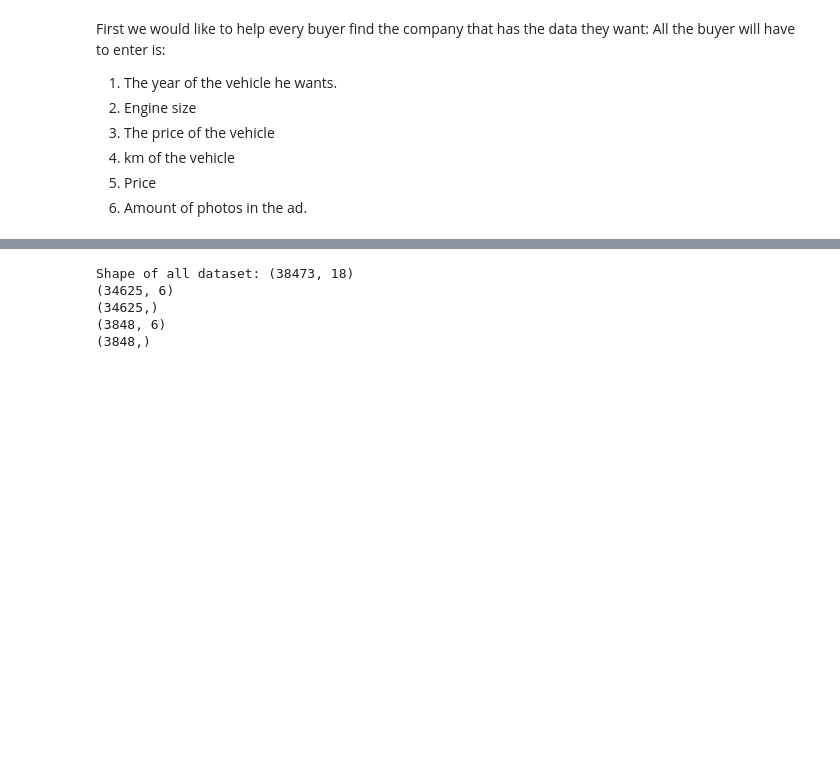
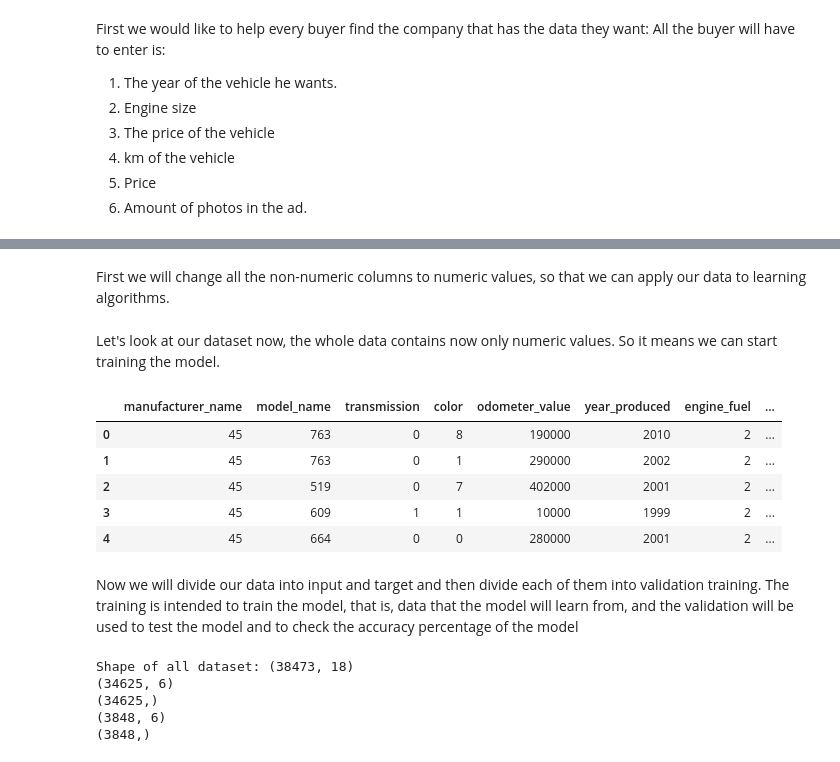
Before and after one commit to GavrielM55555/Data-science-project, a Jupyter notebook: Used_car_price_prediction2.ipynb, the cells around one changed output, grey strips where cells are left out. Drawn from its saved outputs; the diff is of its cells as text; code cells hidden in the pictures; blank space fills up the shorter version.

```diff
--- a/Used_car_price_prediction2.ipynb
+++ b/Used_car_price_prediction2.ipynb
@@ -740,6 +743,8 @@ Requirement already satisfied: joblib>=1.1.1 in /usr/local/lib/python3.8/dist-pa
 df1=df
 df_num = df.select_dtypes(include=np.number)
 df_num["manufacturer_name"]=df["manufacturer_name"]
+# %% [markdown]
+First we will change all the non-numeric columns to numeric values, so that we can apply our data to learning algorithms.
 # %%
 from sklearn.preprocessing import LabelEncoder
 from sklearn.preprocessing import StandardScaler
@@ -748,6 +753,20 @@ category_columns=df.select_dtypes(include=['object','bool']).columns.tolist()
 for x in category_columns:
   encoder.fit(df[x])
   df1[x]= encoder.transform(df[x])
+# %% [markdown]
+Let's look at our dataset now, the whole data contains now only numeric values. So it means we can start training the model.
+# %%
+df.head()
+# %% [output]
+|  | manufacturer_name | model_name | transmission | color | odometer_value | year_produced | engine_fuel | ... |
+| 0 | 45 | 763 | 0 | 8 | 190000 | 2010 | 2 | ... |
+| 1 | 45 | 763 | 0 | 1 | 290000 | 2002 | 2 | ... |
+| 2 | 45 | 519 | 0 | 7 | 402000 | 2001 | 2 | ... |
+| 3 | 45 | 609 | 1 | 1 | 10000 | 1999 | 2 | ... |
+| 4 | 45 | 664 | 0 | 0 | 280000 | 2001 | 2 | ... |
+# %% [markdown]
+Now we will divide our data into input and target and then divide each of them into validation training.
+The training is intended to train the model, that is, data that the model will learn from, and the validation will be used to test the model and to check the accuracy percentage of the model
 # %%
 print('Shape of all dataset: {}'.format(df.shape))
 var_columns = [c for c in df_num if c not in ["manufacturer_name"]]
```
Also changed, not shown: parts of 19 cells of this notebook.
